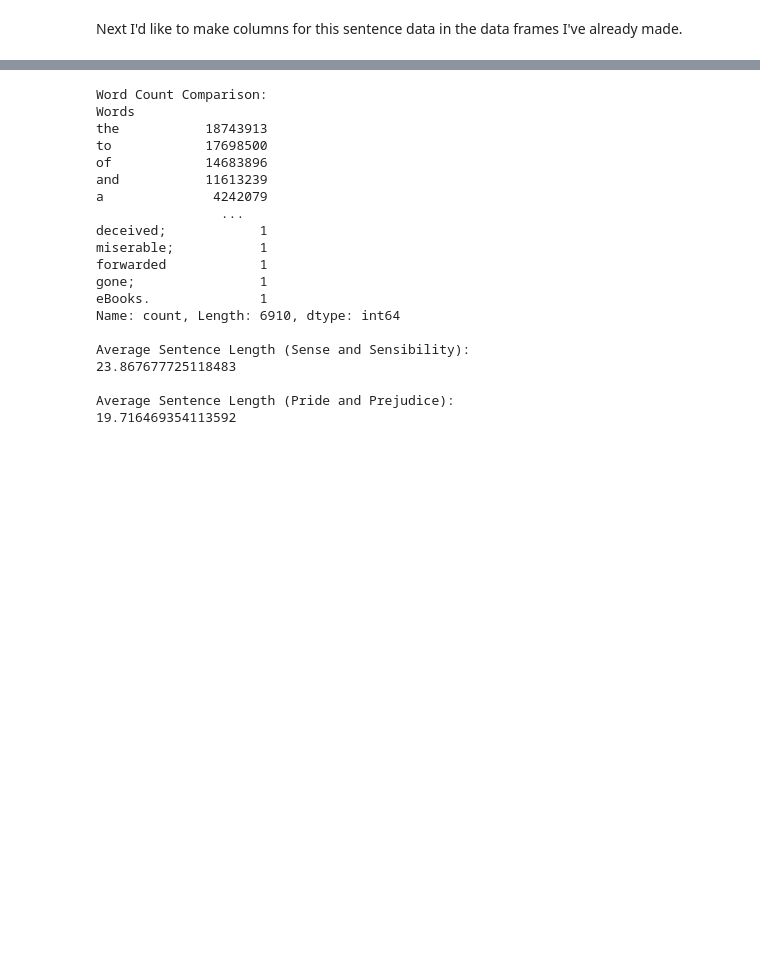
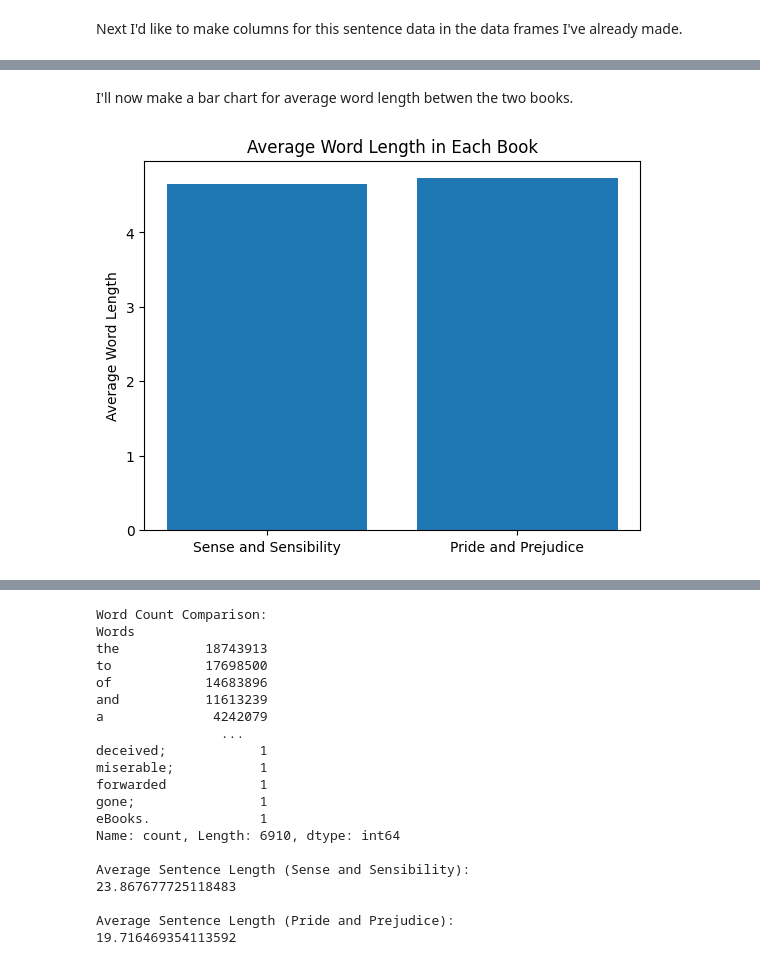
Before and after one commit to natinthegarden/project, a Jupyter notebook: .ipynb, the cells around one changed output, grey strips where cells are left out. Cells and saved outputs as stored; diff of their text form; code cells hidden in the pictures; blank space fills up the shorter version.

```diff
--- a/.ipynb
+++ b/.ipynb
@@ -91,0 +102,4 @@ pride_data_df = pd.DataFrame({
+# %%
+# Calculate average word length for each book
+average_word_length_sense = sum(len(word) for word in sense_words) / total_word_count_sense
+average_word_length_pride = sum(len(word) for word in pride_words) / total_word_count_pride
@@ -91,0 +119,11 @@ pride_data_df = pd.DataFrame({
+# %% [markdown]
+I'll now make a bar chart for average word length betwen the two books.
+# %%
+# Plot bar chart for average word length
+fig, ax = plt.subplots()
+ax.bar(["Sense and Sensibility", "Pride and Prejudice"], [average_word_length_sense, average_word_length_pride])
+ax.set_ylabel('Average Word Length')
+plt.title('Average Word Length in Each Book')
+plt.show()
+# %% [output]
+[figure, added]
```
Also changed, not shown: parts of 13 cells of this notebook.
